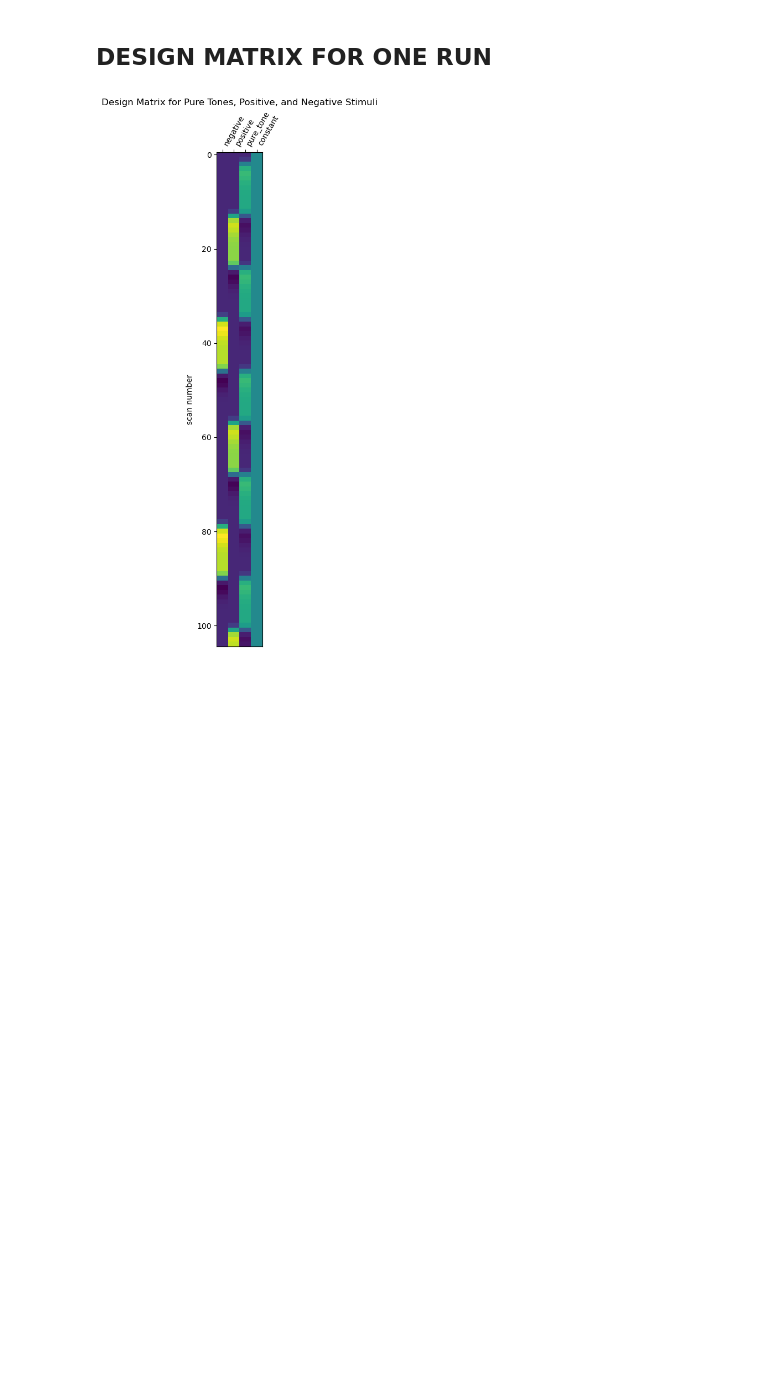
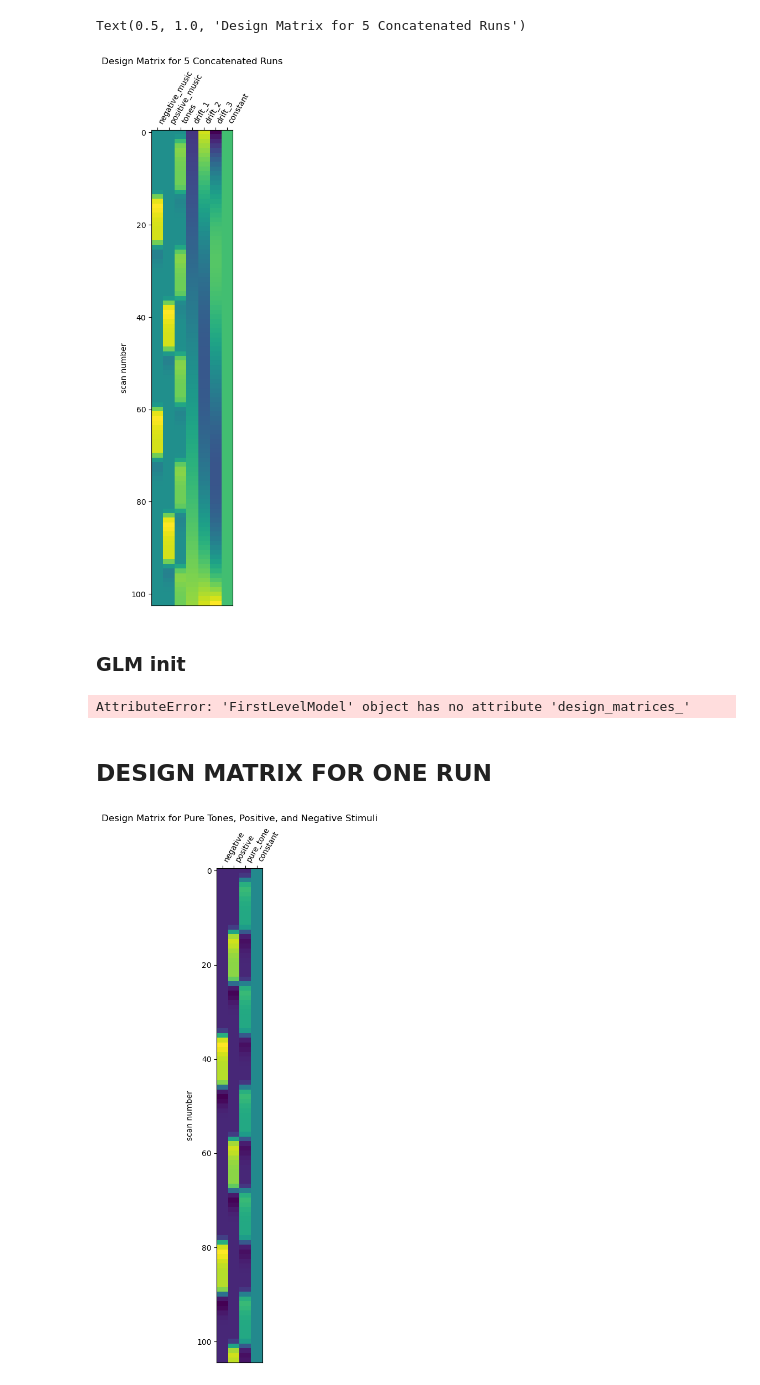
Before and after one commit to loufourneaux/project_1_nssp, a Jupyter notebook: design_matrix_GLM.ipynb, the cells around one changed output. Drawn from its saved outputs; the diff is of its cells as text; code cells hidden in the pictures; blank space fills up the shorter version.

```diff
--- a/design_matrix_GLM.ipynb
+++ b/design_matrix_GLM.ipynb
@@ -27,0 +87,40 @@ from nilearn.glm.first_level import FirstLevelModel
+# %%
+# Adjust the oneset for all the runs
+duration_time ={}
+for i in range(3) :
+    last_event = events_all[events_all['run'] == f'run_{i+1}'].tail(1)
+    duration_time[i] = last_event['onset'].values + last_event['duration'].values
+
+size_single_run =  len(events_all[events_all['run'] == f'run_1'])  # Here we takes the first but all of them are the same size
+
+correction=[]
+for i in range(3):
+    correction += [duration_time[i][0]*i]*size_single_run
+
+events_all['onset'] += correction
+# Drop the response recording
+events = events_all.query("trial_type != 'response'")
+# Drop the index of the run
+events = events.drop(columns = 'run')
+# %%
+t_start = events['onset'][0]
+t_end =events.tail(1)['onset'] + events.tail(1)['duration']
+
+frame_times= np.asarray(list(range(int(t_start.values[0]), int(t_end.values[0]), int(TR))))
+# %%
+# Create design matrix using specified HRF model
+design_matrix_conc = make_first_level_design_matrix(
+    frame_times=frame_times,
+    events=events,
+    hrf_model='spm', # TODO
+    drift_model='polynomial',  # TODO
+    drift_order=3  # TODO
+)
+
+plot_design_matrix(design_matrix_conc)
+plt.title("Design Matrix for 5 Concatenated Runs")
+# %% [output]
+Text(0.5, 1.0, 'Design Matrix for 5 Concatenated Runs')
+[figure, added]
+# %% [markdown]
+### GLM init
@@ -27,0 +162,9 @@ from nilearn.glm.first_level import FirstLevelModel
+# %%
+from nilearn.plotting import plot_contrast_matrix
+
+# TODO
+plot_contrast_matrix(neg_effect, design_matrix=fmri_glm.design_matrices_[0])
+plot_contrast_matrix(pos_effect, design_matrix=fmri_glm.design_matrices_[0])
+plot_contrast_matrix(pos_neg, design_matrix=fmri_glm.design_matrices_[0])
+# %% [output]
+AttributeError: 'FirstLevelModel' object has no attribute 'design_matrices_'
```
Also changed, not shown: parts of 22 cells of this notebook, 2 other files.
